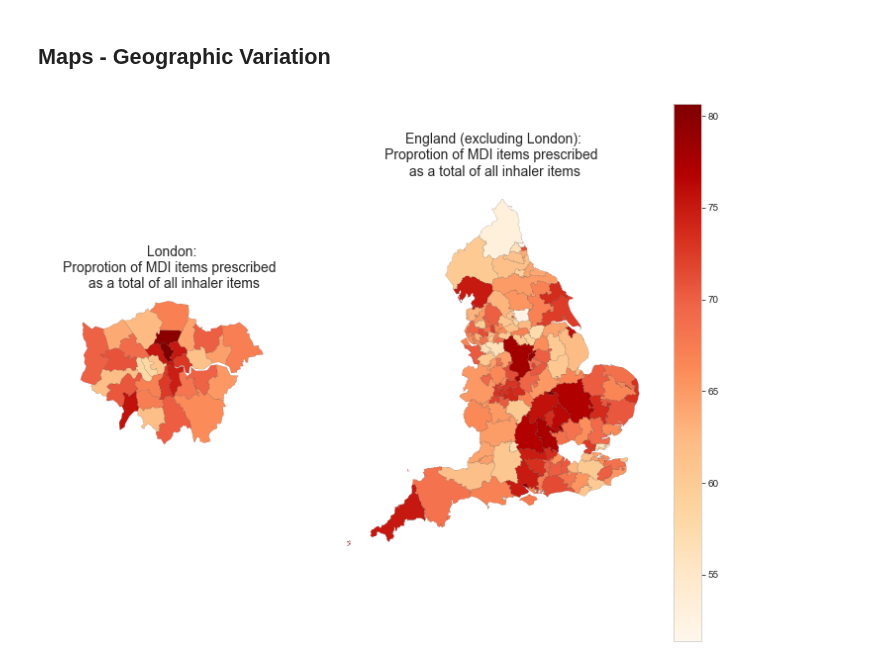
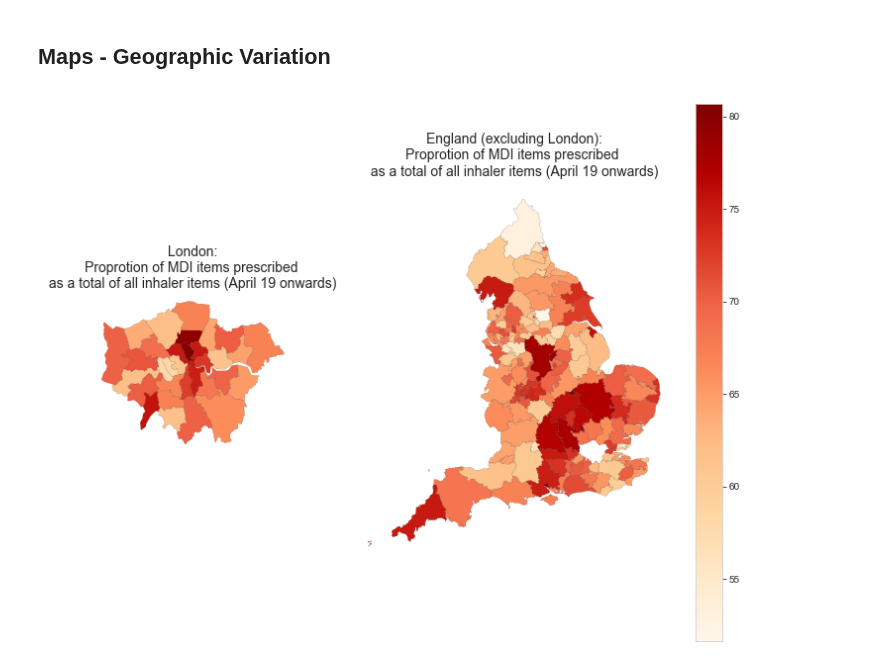
Before and after one commit to ebmdatalab/jupyter-notebooks, a Jupyter notebook: new_measures/Drafts/Enviromental Inhalers/Environmental Inhalers.ipynb, the cells around one changed output. Saved outputs shown, nothing was run; the diff lists cells and outputs as text; code cells hidden in the pictures.

Commit message:
update inhalers with new view
update with a staging view
draft new version of measure without salbutamol

```diff
--- a/new_measures/Drafts/Enviromental Inhalers/Environmental Inhalers.ipynb
+++ b/new_measures/Drafts/Enviromental Inhalers/Environmental Inhalers.ipynb
@@ -270,7 +270,7 @@ plt.show()
 ## Maps - Geographic Variation
 # %%
 plt.figure(figsize=(12,10))
-plt = maps.ccg_map(by_pct_df1_2019, title="Proprotion of MDI items prescribed \n as a total of all inhaler items", column='measure_value', cartogram=False, separate_london=True)
+plt = maps.ccg_map(by_pct_df1_2019, title="Proprotion of MDI items prescribed \n as a total of all inhaler items (April 19 onwards) ", column='measure_value', cartogram=False, separate_london=True)
 plt.show()
 # %% [output]
-[figure, old version]
+[figure, new version]
```
Also changed, not shown: parts of 21 cells of this notebook, 5 other files.
